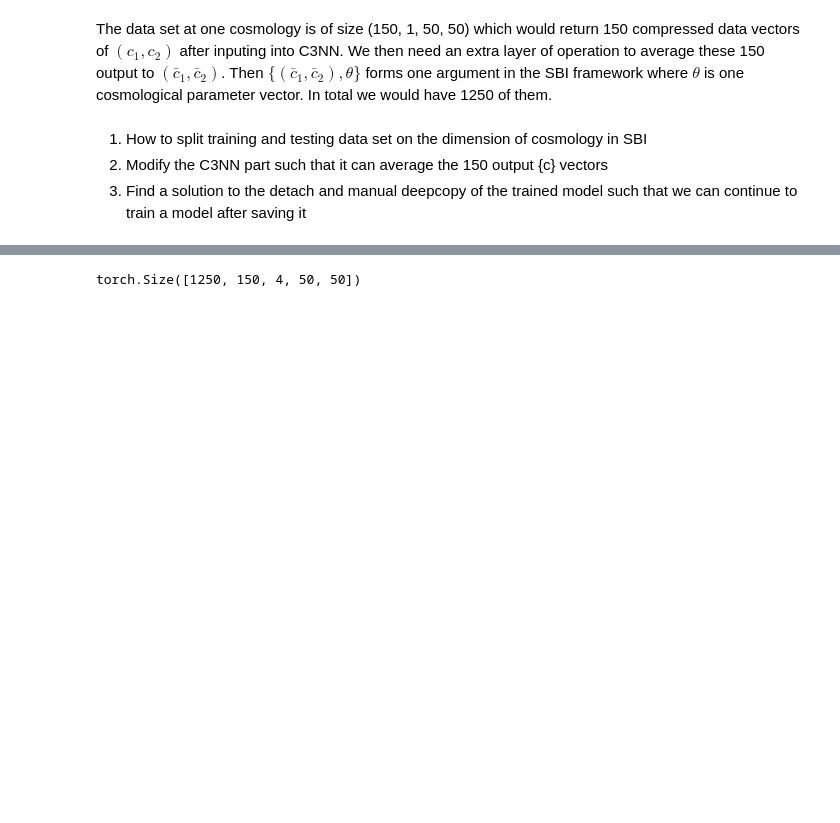
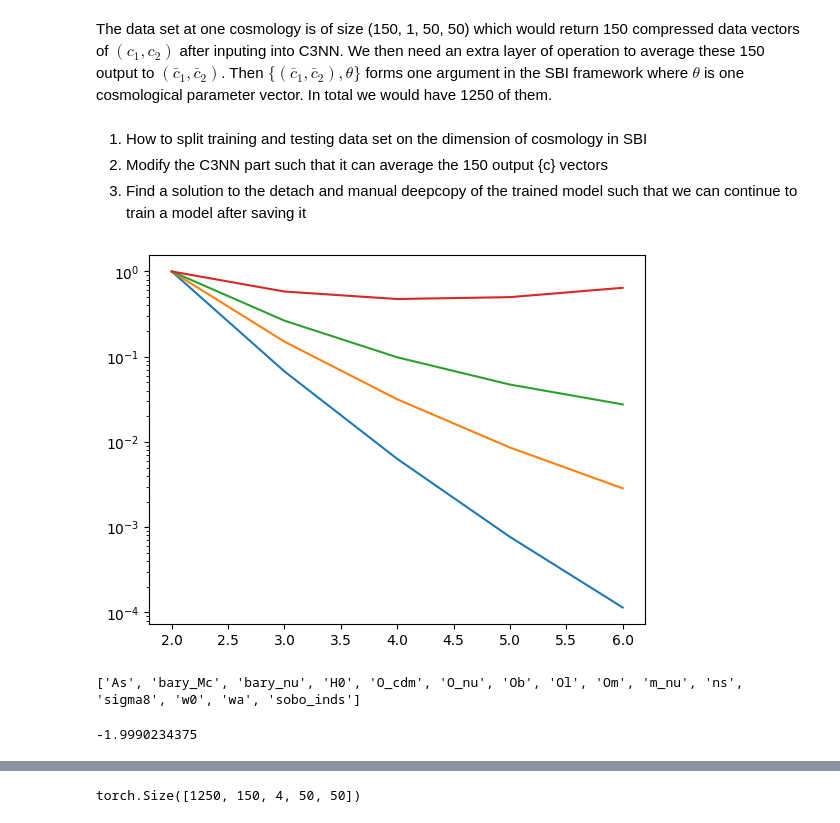
Before and after one commit to lgong6g/C3NN_inference, a Jupyter notebook: C3NN_Cosmogrid.ipynb, the cells around one changed output, grey strips where cells are left out. Saved outputs shown, nothing was run; the diff lists cells and outputs as text; code cells hidden in the pictures; blank space fills up the shorter version.

```diff
--- a/C3NN_Cosmogrid.ipynb
+++ b/C3NN_Cosmogrid.ipynb
@@ -49,0 +59,28 @@ from chainconsumer import ChainConsumer
+# %%
+def y(n, sigma):
+    y = (n*np.log(1+sigma**2))**n
+    return y
+# %%
+a = np.array([0.1, 0.15, 0.2, 0.3])
+b = np.array([2, 3, 4, 5, 6])
+c = np.zeros((a.shape[0], b.shape[0]))
+for i in range(a.shape[0]):
+    for j in range(b.shape[0]):
+        c[i,j] = y(b[j], a[i])
+# %%
+plt.plot(b, c[0,:]/c[0,0])
+plt.plot(b, c[1,:]/c[1,0])
+plt.plot(b, c[2,:]/c[2,0])
+plt.plot(b, c[3,:]/c[3,0])
+plt.yscale('log')
+# %% [output]
+[figure, added]
+# %%
+a = np.load('CosmoGrid_params.npz')
+print(a.files)
+# %% [output]
+['As', 'bary_Mc', 'bary_nu', 'H0', 'O_cdm', 'O_nu', 'Ob', 'Ol', 'Om', 'm_nu', 'ns', 'sigma8', 'w0', 'wa', 'sobo_inds']
+# %%
+a['bary_nu'].min()
+# %% [output]
+-1.9990234375
```
Also changed, not shown: parts of 40 cells of this notebook, 5 other files.
